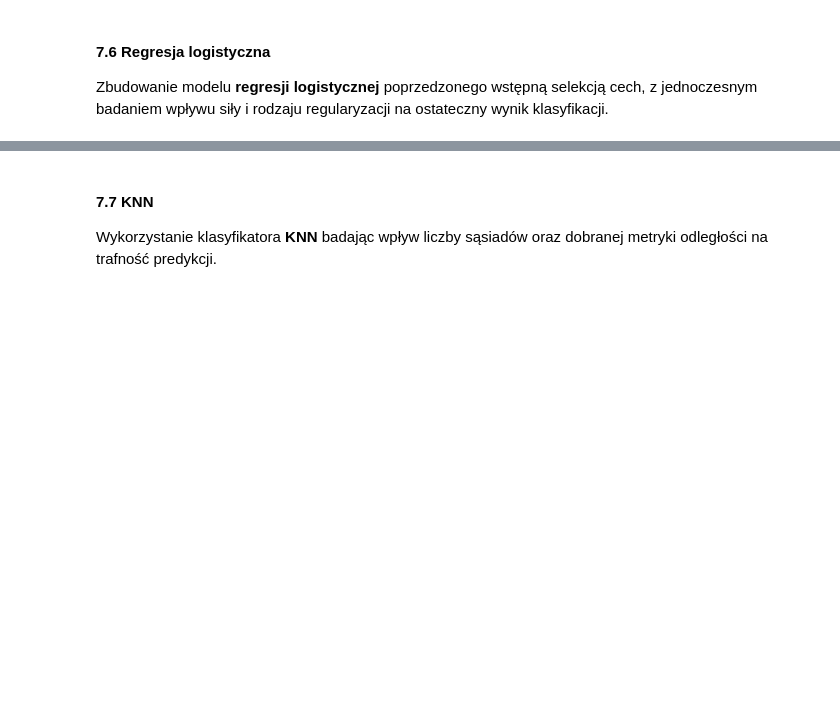
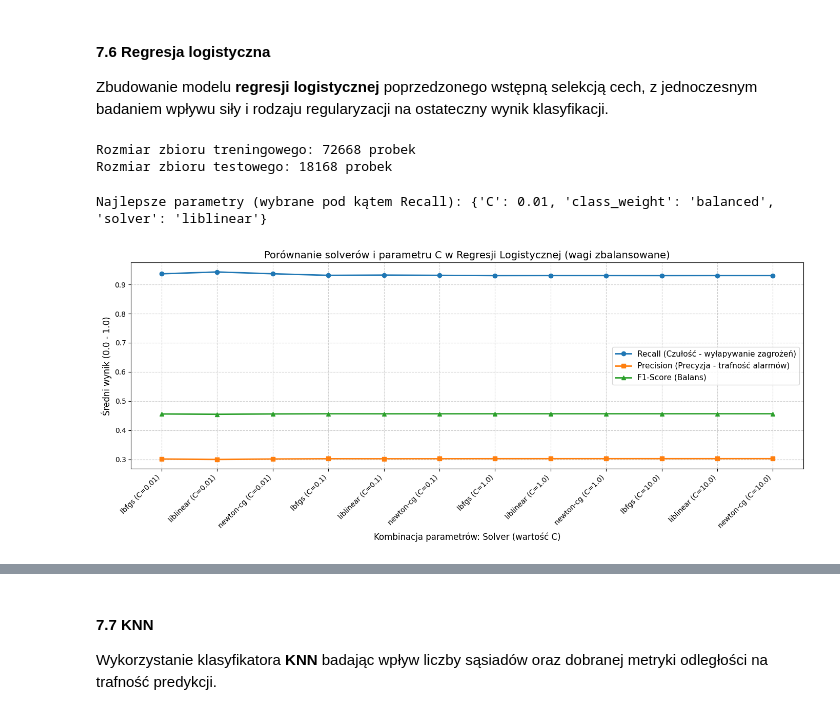
Before and after one commit to Zajecia-na-PWr-LR/lista-4-projekt-grupowy-orjaol, a Jupyter notebook: zadanie.ipynb, the cells around one changed output, grey strips where cells are left out. Drawn from its saved outputs; the diff is of its cells as text; code cells hidden in the pictures; blank space fills up the shorter version.

```diff
--- a/zadanie.ipynb
+++ b/zadanie.ipynb
@@ -556,3 +774,41 @@ weighted avg       0.91      0.92      0.91     18168
 Zbudowanie modelu **regresji logistycznej** poprzedzonego wstępną selekcją cech, z jednoczesnym badaniem wpływu siły i rodzaju regularyzacji na ostateczny wynik klasyfikacji.
 # %%
 #TO DO
+df_lr = df_clean.drop('est_diameter_max', axis=1)
+
+X_lr = df_lr.drop('hazardous', axis=1)
+y_lr = df_lr['hazardous']
+
+X_train_lr, X_test_lr, y_train_lr, y_test_lr = train_test_split(X_lr, y_lr, test_size=0.2, random_state=42, stratify=y_lr)
+
+scaler = StandardScaler()
+
+X_train_scaled_lr = pd.DataFrame(scaler.fit_transform(X_train), columns=X.columns)
+X_test_scaled_lr = pd.DataFrame(scaler.transform(X_test), columns=X.columns)
+
+print(f"Rozmiar zbioru treningowego: {X_train_scaled_lr.shape[0]} probek")
+print(f"Rozmiar zbioru testowego: {X_test_scaled_lr.shape[0]} probek")
+# %% [output]
+Rozmiar zbioru treningowego: 72668 probek
+Rozmiar zbioru testowego: 18168 probek
+# %%
+x
+# %% [output]
+Najlepsze parametry (wybrane pod kątem Recall): {'C': 0.01, 'class_weight': 'balanced', 'solver': 'liblinear'}
+# %%
+plt.figure(figsize=(14, 6))
+plt.plot(results['nazwa'], results['mean_test_Recall'], marker='o', linewidth=2, label='Recall (Czułość - wyłapywanie zagrożeń)')
+plt.plot(results['nazwa'], results['mean_test_Precision'], marker='s', linewidth=2, label='Precision (Precyzja - trafność alarmów)')
+plt.plot(results['nazwa'], results['mean_test_F1'], marker='^', linewidth=2, label='F1-Score (Balans)')
+
+plt.title("Porównanie solverów i parametru C w Regresji Logistycznej (wagi zbalansowane)", fontsize=14)
+plt.xlabel("Kombinacja parametrów: Solver (wartość C)", fontsize=12)
+plt.ylabel("Średni wynik (0.0 - 1.0)", fontsize=12)
+plt.xticks(rotation=45, ha='right')
+plt.legend(fontsize=11)
+plt.grid(True, linestyle='--', alpha=0.6)
+plt.tight_layout()
+
+plt.show()
+# %% [output]
+[figure, added]
```
Also changed, not shown: parts of 12 cells of this notebook.
